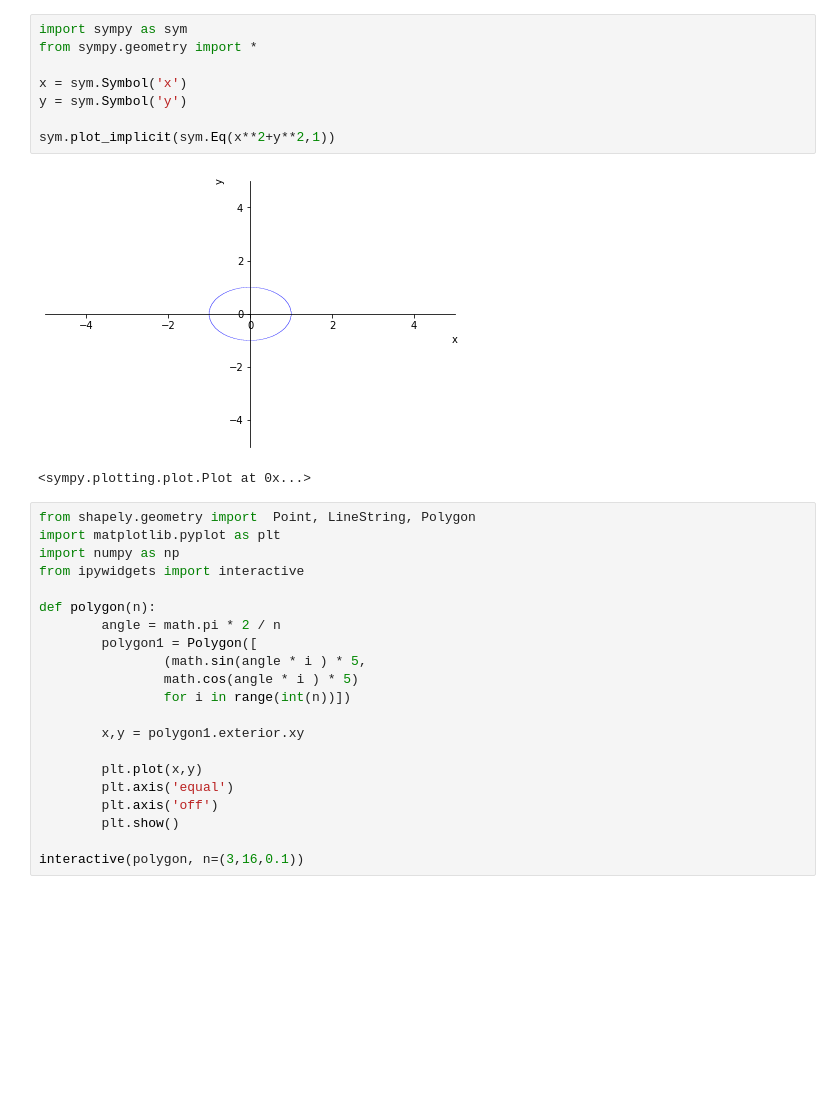
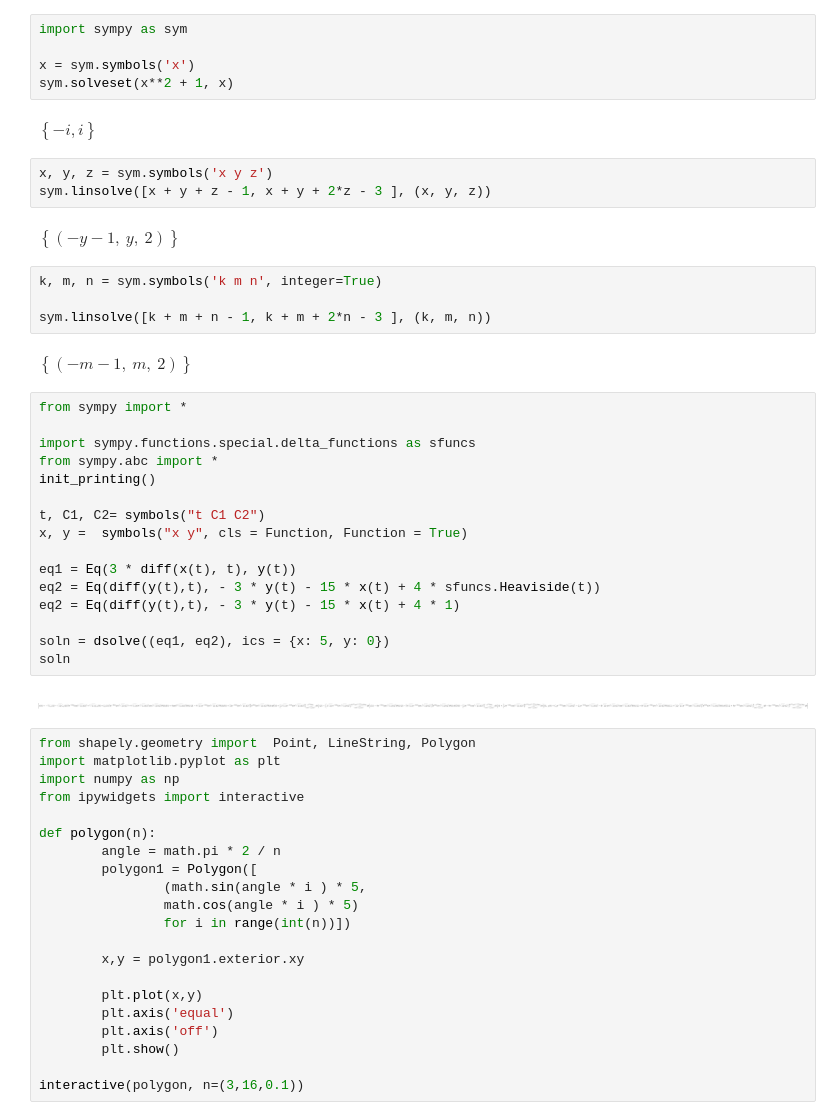
Before and after one commit to mkolany/jupyter, a Jupyter notebook: test.ipynb, the cells around one changed output. Cells and saved outputs as stored; diff of their text form; blank space fills up the shorter version.

Commit message:
symbolics

```diff
--- a/test.ipynb
+++ b/test.ipynb
@@ -1,14 +1,39 @@
 # %%
 import sympy as sym
-from sympy.geometry import *
 
-x = sym.Symbol('x')
-y = sym.Symbol('y')
-
-sym.plot_implicit(sym.Eq(x**2+y**2,1))
+x = sym.symbols('x')
+sym.solveset(x**2 + 1, x)
 # %% [output]
-[figure, removed]
-<sympy.plotting.plot.Plot at 0x...>
+$\displaystyle \left\{- i, i\right\}$
+# %%
+x, y, z = sym.symbols('x y z')
+sym.linsolve([x + y + z - 1, x + y + 2*z - 3 ], (x, y, z))
+# %% [output]
+$\displaystyle \left\{\left( - y - 1, \  y, \  2\right)\right\}$
+# %%
+k, m, n = sym.symbols('k m n', integer=True)
+
+sym.linsolve([k + m + n - 1, k + m + 2*n - 3 ], (k, m, n))
+# %% [output]
+$\displaystyle \left\{\left( - m - 1, \  m, \  2\right)\right\}$
+# %%
+from sympy import *
+
+import sympy.functions.special.delta_functions as sfuncs
+from sympy.abc import *
+init_printing()
+
+t, C1, C2= symbols("t C1 C2")
+x, y =  symbols("x y", cls = Function, Function = True)
+
+eq1 = Eq(3 * diff(x(t), t), y(t))
+eq2 = Eq(diff(y(t),t), - 3 * y(t) - 15 * x(t) + 4 * sfuncs.Heaviside(t))
+eq2 = Eq(diff(y(t),t), - 3 * y(t) - 15 * x(t) + 4 * 1)
+
+soln = dsolve((eq1, eq2), ics = {x: 5, y: 0})
+soln
+# %% [output]
+[figure, added]
 # %%
 from shapely.geometry import  Point, LineString, Polygon
 import matplotlib.pyplot as plt
```
Also changed, not shown: 3 other files.
